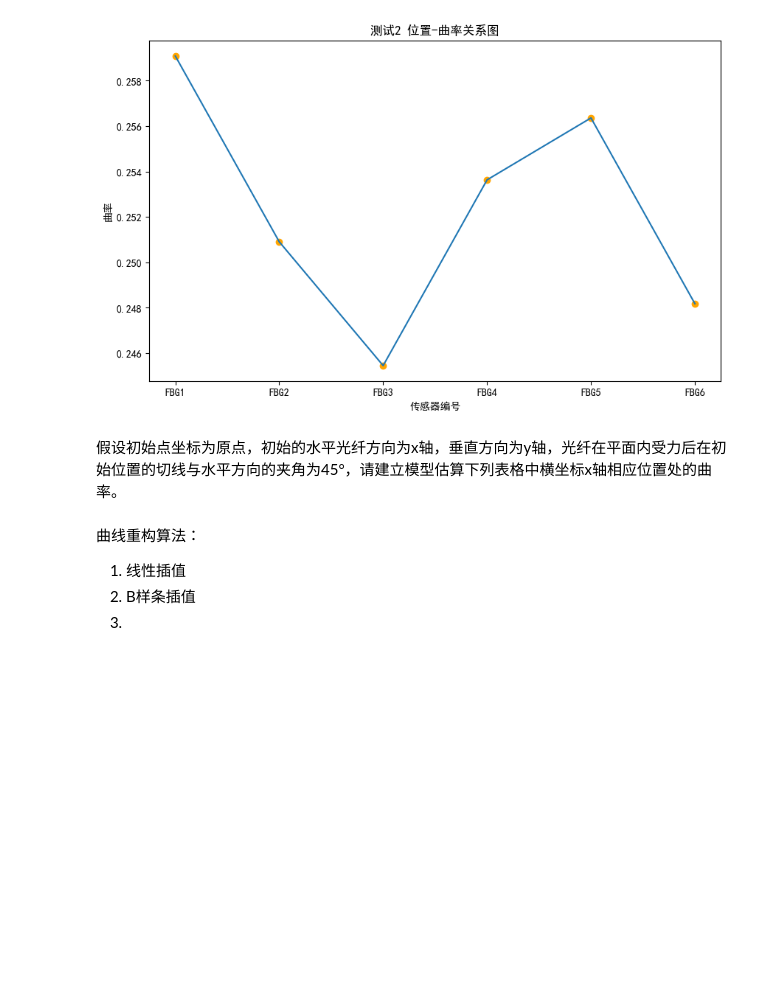
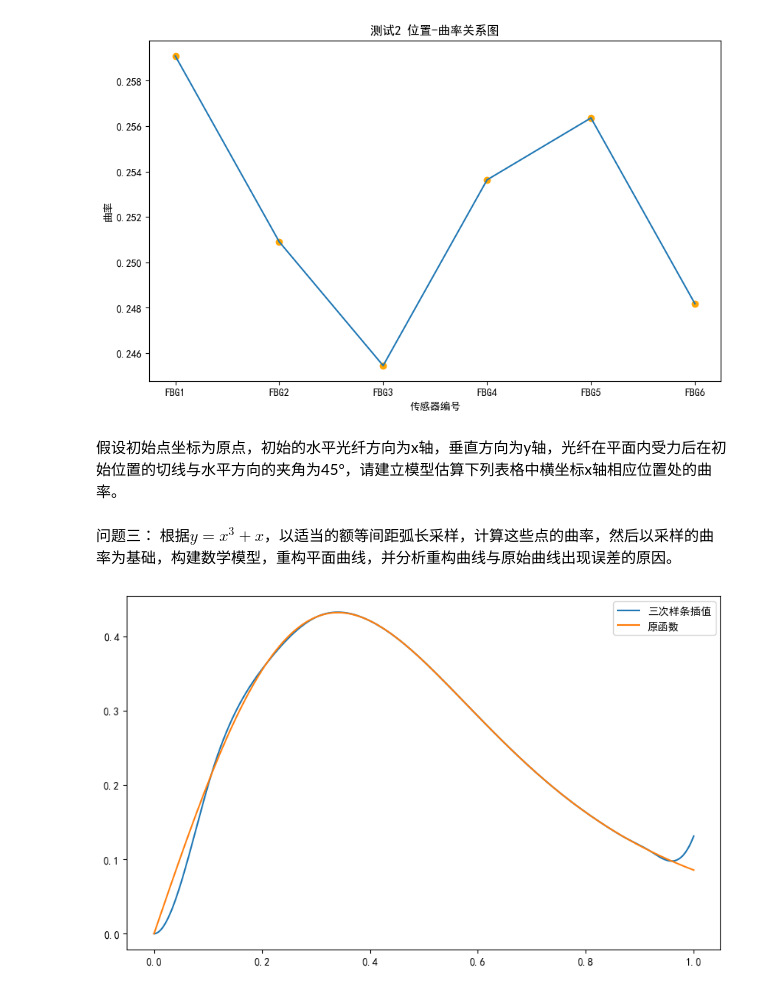
Before and after one commit to JesterHey/2024------, a Jupyter notebook: q1.ipynb, the cells around one changed output. Drawn from its saved outputs; the diff is of its cells as text; code cells hidden in the pictures; blank space fills up the shorter version.

```diff
--- a/q1.ipynb
+++ b/q1.ipynb
@@ -41,8 +41,54 @@ plt.show()
 [figure]
 # %% [markdown]
 假设初始点坐标为原点，初始的水平光纤方向为x轴，垂直方向为y轴，光纤在平面内受力后在初始位置的切线与水平方向的夹角为45°，请建立模型估算下列表格中横坐标x轴相应位置处的曲率。
-# %% [markdown]
-曲线重构算法：
-1. 线性插值
-2. B样条插值
-3.
+# %% [markdown]
+问题三：
+根据$y = x^{3} + x$，以适当的额等间距弧长采样，计算这些点的曲率，然后以采样的曲率为基础，构建数学模型，重构平面曲线，并分析重构曲线与原始曲线出现误差的原因。
+# %%
+import scipy
+def f(x):
+    return x**3 + x
+def ds(x):
+    return np.sqrt(1 + (3*x**2 + 1)**2)
+def df(x):
+    return 3*x**2 + 1
+def d2f(x):
+    return 6*x
+s,err = scipy.integrate.quad(ds, 0, 1) # 积分计算弧长
+# 等弧长采样
+points = 15
+# 每段弧的长度
+l = s / points
+x = [0]
+cur_length = 0
+x0 = 0
+while len(x) < points:
+    x0 += 0.0001
+    cur_length = scipy.integrate.quad(ds, x[-1], x0)[0] # 计算当前弧长
+    if abs(cur_length - l) < 1e-3:
+        x.append(x0)
+y = [f(i) for i in x]
+# 计算各个采样点的曲率
+k = []
+for i in range(len(x)):
+    k.append(abs(d2f(x[i]) / (1 + df(x[i])**2)**1.5))
+# 三次样条插值重构每个采样点周围的曲率
+cs = scipy.interpolate.CubicSpline(x, k, bc_type='clamped') # 三次样条插值
+# 生成更多点用于插值
+x_interp = np.linspace(0, 1, 1000)
+k_interp = cs(x_interp)
+x_interp, k_interp
+# 计算原函数中各个点的曲率
+k0 = []
+for i in x_interp:
+    k0.append(abs(d2f(i) / (1 + df(i)**2)**1.5))
+# 使用线性插值计算原函数中各个点的曲率
+
+# 绘图
+plt.figure(figsize=(10, 6))
+plt.plot(x_interp, k_interp, label='三次样条插值')
+plt.plot(x_interp, k0, label='原函数')
+plt.legend()
+plt.show()
+# %% [output]
+[figure, added]
```
Also changed, not shown: parts of 3 cells of this notebook.
